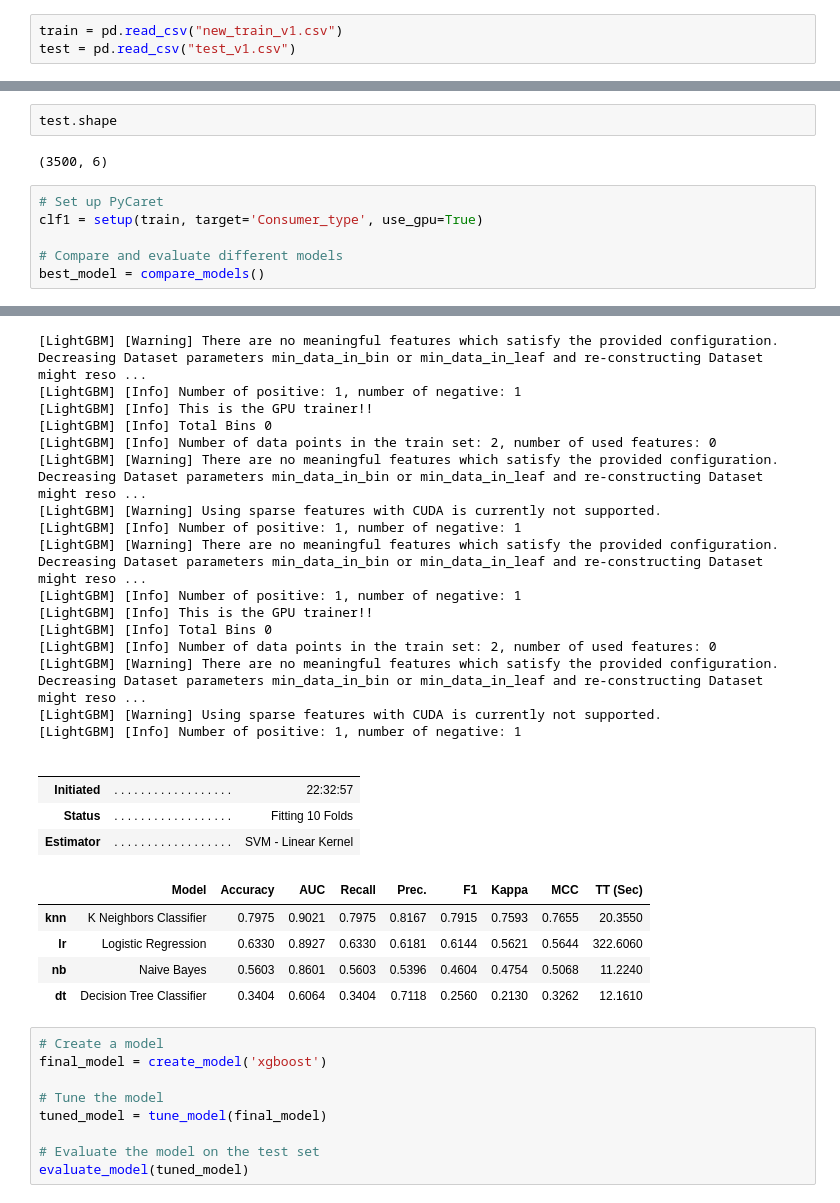
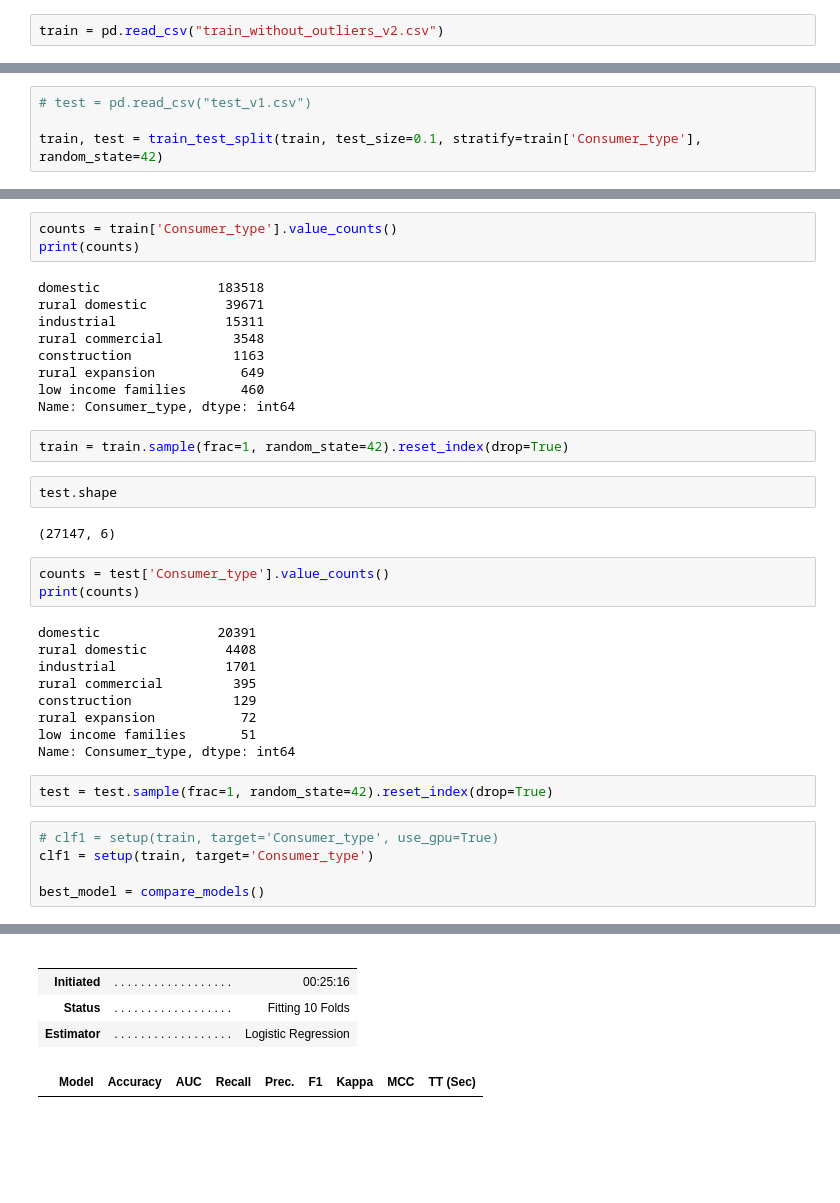
Before and after one commit to marcofranceschini015/Classification-of-water-consumption-types, a Jupyter notebook: Models/PyCaret.ipynb, the cells around one changed output, grey strips where cells are left out. Cells and saved outputs as stored; diff of their text form; blank space fills up the shorter version.

```diff
--- a/Models/PyCaret.ipynb
+++ b/Models/PyCaret.ipynb
@@ -26,3 +26,2 @@ from pycaret.classification import *
 # %%
-train = pd.read_csv("new_train_v1.csv")
-test = pd.read_csv("test_v1.csv")
+train = pd.read_csv("train_without_outliers_v2.csv")
@@ -29,3 +40,7 @@ test = pd.read_csv("test_v1.csv")
+# %%
+# test = pd.read_csv("test_v1.csv")
+
+train, test = train_test_split(train, test_size=0.1, stratify=train['Consumer_type'], random_state=42)
 # %%
 train.shape
 # %% [output]
@@ -33,11 +48,38 @@ train.shape
+# %%
+counts = train['Consumer_type'].value_counts()
+print(counts)
+# %% [output]
+domestic               183518
+rural domestic          39671
+industrial              15311
+rural commercial         3548
+construction             1163
+rural expansion           649
+low income families       460
+Name: Consumer_type, dtype: int64
+# %%
+train = train.sample(frac=1, random_state=42).reset_index(drop=True)
 # %%
 test.shape
 # %% [output]
-(3500, 6)
+(27147, 6)
+# %%
+counts = test['Consumer_type'].value_counts()
+print(counts)
+# %% [output]
+domestic               20391
+rural domestic          4408
+industrial              1701
+rural commercial         395
+construction             129
+rural expansion           72
+low income families       51
+Name: Consumer_type, dtype: int64
+# %%
+test = test.sample(frac=1, random_state=42).reset_index(drop=True)
 # %%
-# Set up PyCaret
-clf1 = setup(train, target='Consumer_type', use_gpu=True)
+# clf1 = setup(train, target='Consumer_type', use_gpu=True)
+clf1 = setup(train, target='Consumer_type')
 
-# Compare and evaluate different models
 best_model = compare_models()
 # %% [output]
@@ -78,35 +103,6 @@ best_model = compare_models()
-[LightGBM] [Warning] There are no meaningful features which satisfy the provided configuration. Decreasing Dataset parameters min_data_in_bin or min_data_in_leaf and re-constructing Dataset might reso ...
-[LightGBM] [Info] Number of positive: 1, number of negative: 1
-[LightGBM] [Info] This is the GPU trainer!!
-[LightGBM] [Info] Total Bins 0
-[LightGBM] [Info] Number of data points in the train set: 2, number of used features: 0
-[LightGBM] [Warning] There are no meaningful features which satisfy the provided configuration. Decreasing Dataset parameters min_data_in_bin or min_data_in_leaf and re-constructing Dataset might reso ...
-[LightGBM] [Warning] Using sparse features with CUDA is currently not supported.
-[LightGBM] [Info] Number of positive: 1, number of negative: 1
-[LightGBM] [Warning] There are no meaningful features which satisfy the provided configuration. Decreasing Dataset parameters min_data_in_bin or min_data_in_leaf and re-constructing Dataset might reso ...
-[LightGBM] [Info] Number of positive: 1, number of negative: 1
-[LightGBM] [Info] This is the GPU trainer!!
-[LightGBM] [Info] Total Bins 0
-[LightGBM] [Info] Number of data points in the train set: 2, number of used features: 0
-[LightGBM] [Warning] There are no meaningful features which satisfy the provided configuration. Decreasing Dataset parameters min_data_in_bin or min_data_in_leaf and re-constructing Dataset might reso ...
-[LightGBM] [Warning] Using sparse features with CUDA is currently not supported.
-[LightGBM] [Info] Number of positive: 1, number of negative: 1
 |  |  |  |
 |  |  |  |
-| Initiated | . . . . . . . . . . . . . . . . . . | 22:32:57 |
+| Initiated | . . . . . . . . . . . . . . . . . . | 00:25:16 |
 | Status | . . . . . . . . . . . . . . . . . . | Fitting 10 Folds |
-| Estimator | . . . . . . . . . . . . . . . . . . | SVM - Linear Kernel |
+| Estimator | . . . . . . . . . . . . . . . . . . | Logistic Regression |
 |  | Model | Accuracy | AUC | Recall | Prec. | F1 | Kappa | MCC | TT (Sec) |
-| knn | K Neighbors Classifier | 0.7975 | 0.9021 | 0.7975 | 0.8167 | 0.7915 | 0.7593 | 0.7655 | 20.3550 |
-| lr | Logistic Regression | 0.6330 | 0.8927 | 0.6330 | 0.6181 | 0.6144 | 0.5621 | 0.5644 | 322.6060 |
-| nb | Naive Bayes | 0.5603 | 0.8601 | 0.5603 | 0.5396 | 0.4604 | 0.4754 | 0.5068 | 11.2240 |
-| dt | Decision Tree Classifier | 0.3404 | 0.6064 | 0.3404 | 0.7118 | 0.2560 | 0.2130 | 0.3262 | 12.1610 |
-# %%
-# Create a model
-final_model = create_model('xgboost')
-
-# Tune the model
-tuned_model = tune_model(final_model)
-
-# Evaluate the model on the test set
-evaluate_model(tuned_model)
```
Also changed, not shown: parts of 19 cells of this notebook.
